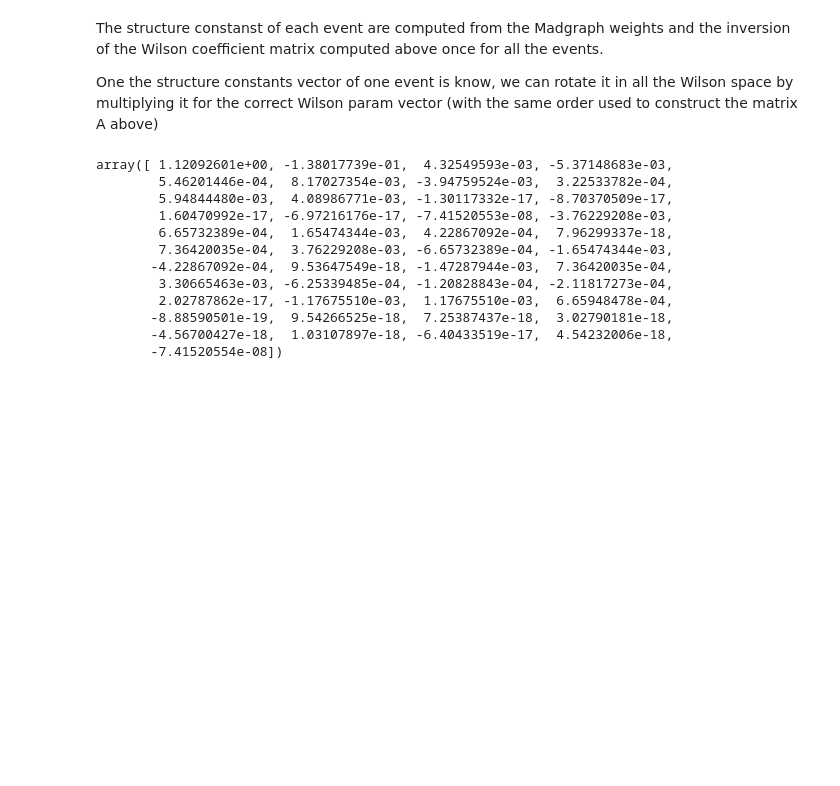
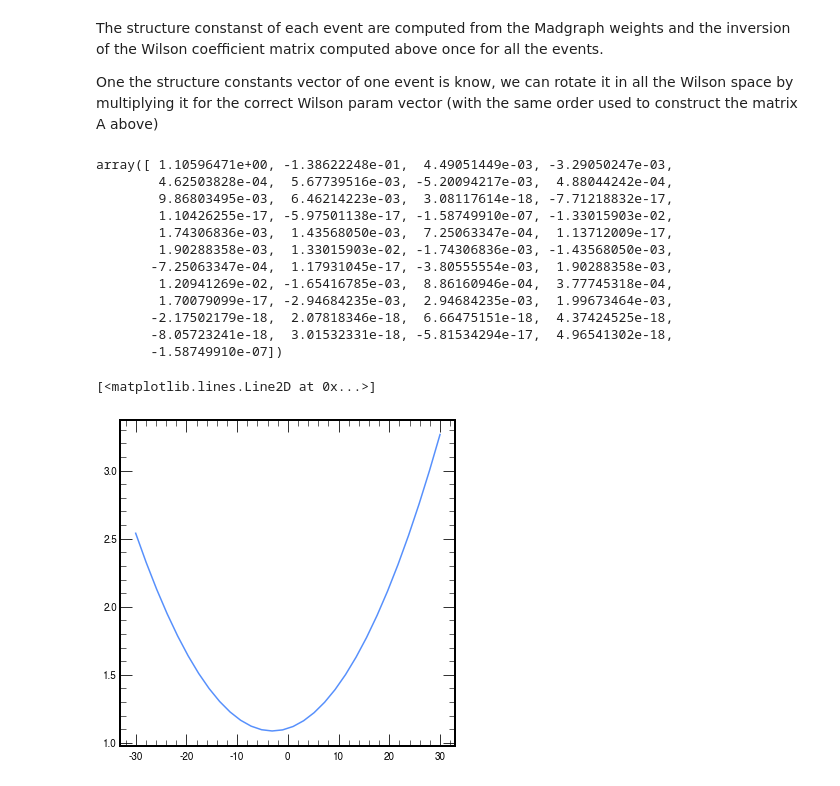
Before and after one commit to PocketCoffea/AnalysisConfigs, a Jupyter notebook: configs/ttHbb/semileptonic/eft/WilsonRotation.ipynb, the cells around one changed output. Drawn from its saved outputs; the diff is of its cells as text; code cells hidden in the pictures; blank space fills up the shorter version.

```diff
--- a/configs/ttHbb/semileptonic/eft/WilsonRotation.ipynb
+++ b/configs/ttHbb/semileptonic/eft/WilsonRotation.ipynb
@@ -156,20 +168,31 @@ The structure constanst of each event are computed from the Madgraph weights and
 One the structure constants vector of one event is know, we can rotate it in all the Wilson space by multiplying it
 for the correct Wilson param vector (with the same order used to construct the matrix A above)
 # %%
-S_struct = Ainv @ ak.to_numpy(W[2, :])
+S_struct = Ainv @ ak.to_numpy(W[50, :])
 #S_struct2 = np.where(S_struct2 > 1e-6, S_struct2, np.zeros_like(S_struct2))
 S_struct
 # %% [output]
-array([ 1.12092601e+00, -1.38017739e-01,  4.32549593e-03, -5.37148683e-03,
-        5.46201446e-04,  8.17027354e-03, -3.94759524e-03,  3.22533782e-04,
-        5.94844480e-03,  4.08986771e-03, -1.30117332e-17, -8.70370509e-17,
-        1.60470992e-17, -6.97216176e-17, -7.41520553e-08, -3.76229208e-03,
-        6.65732389e-04,  1.65474344e-03,  4.22867092e-04,  7.96299337e-18,
-        7.36420035e-04,  3.76229208e-03, -6.65732389e-04, -1.65474344e-03,
-       -4.22867092e-04,  9.53647549e-18, -1.47287944e-03,  7.36420035e-04,
-        3.30665463e-03, -6.25339485e-04, -1.20828843e-04, -2.11817273e-04,
-        2.02787862e-17, -1.17675510e-03,  1.17675510e-03,  6.65948478e-04,
-       -8.88590501e-19,  9.54266525e-18,  7.25387437e-18,  3.02790181e-18,
-       -4.56700427e-18,  1.03107897e-18, -6.40433519e-17,  4.54232006e-18,
-       -7.41520554e-08])
+array([ 1.10596471e+00, -1.38622248e-01,  4.49051449e-03, -3.29050247e-03,
+        4.62503828e-04,  5.67739516e-03, -5.20094217e-03,  4.88044242e-04,
+        9.86803495e-03,  6.46214223e-03,  3.08117614e-18, -7.71218832e-17,
+        1.10426255e-17, -5.97501138e-17, -1.58749910e-07, -1.33015903e-02,
+        1.74306836e-03,  1.43568050e-03,  7.25063347e-04,  1.13712009e-17,
+        1.90288358e-03,  1.33015903e-02, -1.74306836e-03, -1.43568050e-03,
+       -7.25063347e-04,  1.17931045e-17, -3.80555554e-03,  1.90288358e-03,
+        1.20941269e-02, -1.65416785e-03,  8.86160946e-04,  3.77745318e-04,
+        1.70079099e-17, -2.94684235e-03,  2.94684235e-03,  1.99673464e-03,
+       -2.17502179e-18,  2.07818346e-18,  6.66475151e-18,  4.37424525e-18,
+       -8.05723241e-18,  3.01532331e-18, -5.81534294e-17,  4.96541302e-18,
+       -1.58749910e-07])
+# %%
+out = []
+x =  np.linspace(-30,30,30)
+for i in x:
+    w = S_struct @ get_wilson_vector([0, 0, 0, 0, 0, 0, i, 0])
+    out.append(w)
+
+plt.plot(x, out)
+# %% [output]
+[<matplotlib.lines.Line2D at 0x...>]
+[figure, added]
 # %%
```
Also changed, not shown: parts of 14 cells of this notebook, 6 other files.
